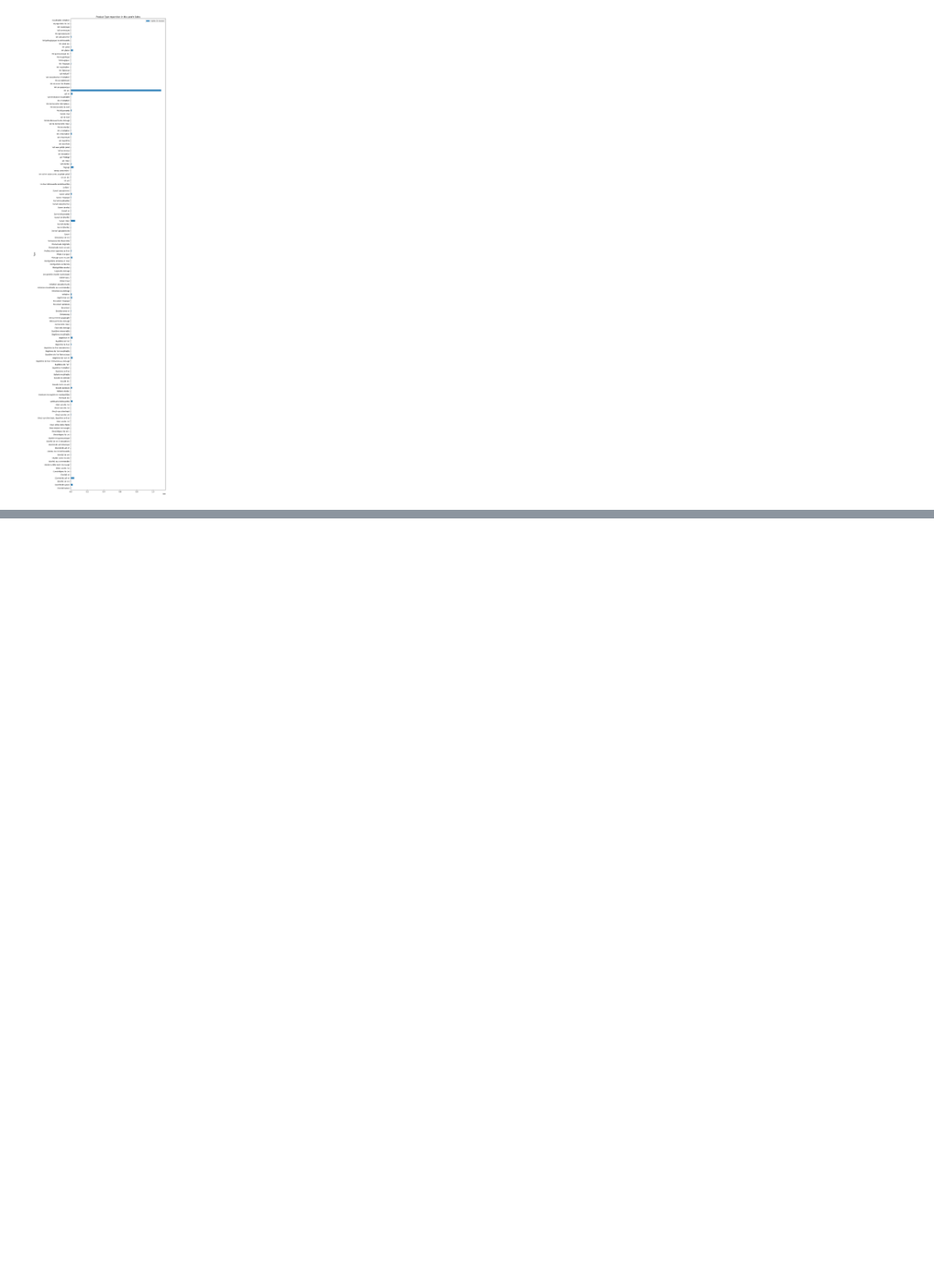
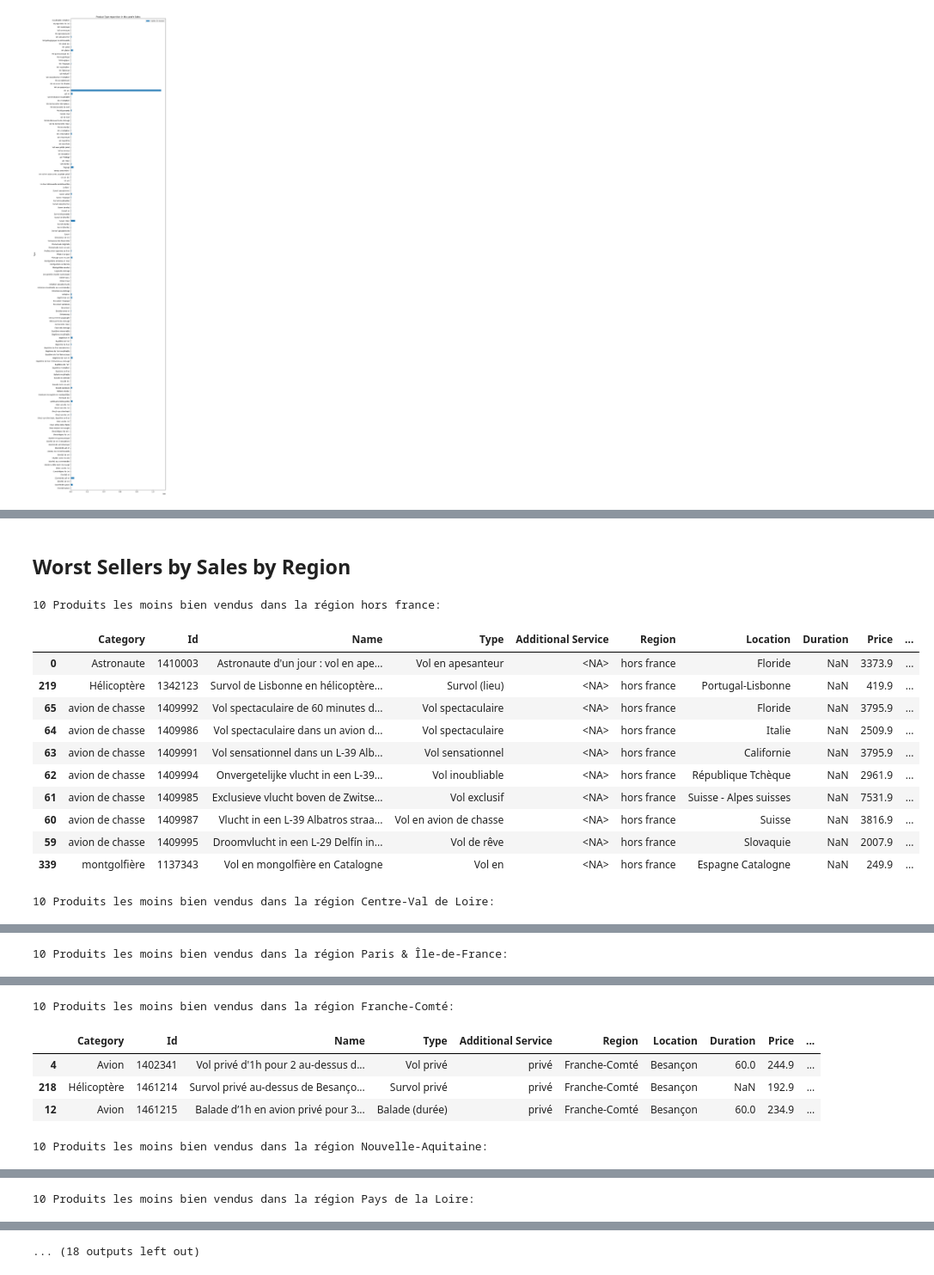
Before and after one commit to Alhuin/SmartBoxAnalysis, a Jupyter notebook: SmartBoxAnalysis.ipynb, the cells around one changed output, grey strips where cells are left out. Shown at 86% size. Cells and saved outputs as stored; diff of their text form; code cells hidden in the pictures; blank space fills up the shorter version.

```diff
--- a/SmartBoxAnalysis.ipynb
+++ b/SmartBoxAnalysis.ipynb
@@ -777,0 +852,21 @@ Text(0.5, 1.0, "Product Type repartition in this year's Sales")
+# %% [markdown]
+## Worst Sellers by Sales by Region
+# %%
+for region in sales["Region"].unique():
+    sold = sales.loc[sales["Region"] == region]
+    print(f"\n10 Produits les moins bien vendus dans la région {region}:")
+    display(sold.sort_values(by="Sales", ascending=True)[:10])
+# %% [output]
+10 Produits les moins bien vendus dans la région hors france:
+|  | Category | Id | Name | Type | Additional Service | Region | Location | Duration | Price | ... |
+| 0 | Astronaute | 1410003 | Astronaute d'un jour : vol en ape... | Vol en apesanteur | <NA> | hors france | Floride | NaN | 3373.9 | ... |
+| 219 | Hélicoptère | 1342123 | Survol de Lisbonne en hélicoptère... | Survol (lieu) | <NA> | hors france | Portugal-Lisbonne | NaN | 419.9 | ... |
+| 65 | avion de chasse | 1409992 | Vol spectaculaire de 60 minutes d... | Vol spectaculaire | <NA> | hors france | Floride | NaN | 3795.9 | ... |
+| 64 | avion de chasse | 1409986 | Vol spectaculaire dans un avion d... | Vol spectaculaire | <NA> | hors france | Italie | NaN | 2509.9 | ... |
+| 63 | avion de chasse | 1409991 | Vol sensationnel dans un L-39 Alb... | Vol sensationnel | <NA> | hors france | Californie | NaN | 3795.9 | ... |
+| 62 | avion de chasse | 1409994 | Onvergetelijke vlucht in een L-39... | Vol inoubliable | <NA> | hors france | République Tchèque | NaN | 2961.9 | ... |
+| 61 | avion de chasse | 1409985 | Exclusieve vlucht boven de Zwitse... | Vol exclusif | <NA> | hors france | Suisse - Alpes suisses | NaN | 7531.9 | ... |
+| 60 | avion de chasse | 1409987 | Vlucht in een L-39 Albatros straa... | Vol en avion de chasse | <NA> | hors france | Suisse | NaN | 3816.9 | ... |
+| 59 | avion de chasse | 1409995 | Droomvlucht in een L-29 Delfín in... | Vol de rêve | <NA> | hors france | Slovaquie | NaN | 2007.9 | ... |
+| 339 | montgolfière | 1137343 | Vol en mongolfière en Catalogne | Vol en | <NA> | hors france | Espagne Catalogne | NaN | 249.9 | ... |
+10 Produits les moins bien vendus dans la région Centre-Val de Loire:
@@ -777,0 +884 @@ Text(0.5, 1.0, "Product Type repartition in this year's Sales")
+10 Produits les moins bien vendus dans la région Paris & Île-de-France:
@@ -777,0 +896,6 @@ Text(0.5, 1.0, "Product Type repartition in this year's Sales")
+10 Produits les moins bien vendus dans la région Franche-Comté:
+|  | Category | Id | Name | Type | Additional Service | Region | Location | Duration | Price | ... |
+| 4 | Avion | 1402341 | Vol privé d'1h pour 2 au-dessus d... | Vol privé | privé | Franche-Comté | Besançon | 60.0 | 244.9 | ... |
+| 218 | Hélicoptère | 1461214 | Survol privé au-dessus de Besanço... | Survol privé | privé | Franche-Comté | Besançon | NaN | 192.9 | ... |
+| 12 | Avion | 1461215 | Balade d’1h en avion privé pour 3... | Balade (durée) | privé | Franche-Comté | Besançon | 60.0 | 234.9 | ... |
+10 Produits les moins bien vendus dans la région Nouvelle-Aquitaine:
@@ -777,0 +913 @@ Text(0.5, 1.0, "Product Type repartition in this year's Sales")
+10 Produits les moins bien vendus dans la région Pays de la Loire:
@@ -777,0 +925 @@ Text(0.5, 1.0, "Product Type repartition in this year's Sales")
+... (18 outputs left out)
```
Also changed, not shown: parts of 3 cells of this notebook.
